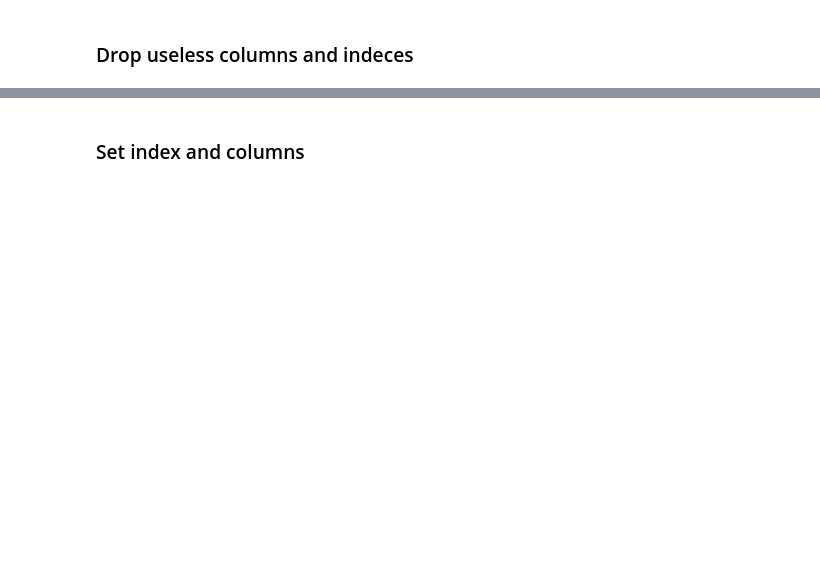
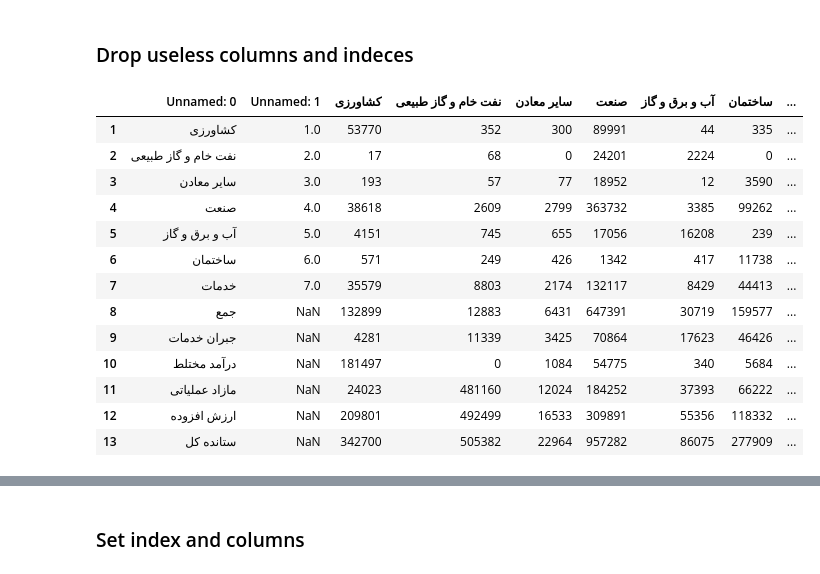
Before and after one commit to saeed-saffari/Python-for-Economics-fall-2021, a Jupyter notebook: Planning Economics/05 - Planning Economics.ipynb, the cells around one changed output, grey strips where cells are left out. Drawn from its saved outputs; the diff is of its cells as text; code cells hidden in the pictures; blank space fills up the shorter version.

```diff
--- a/Planning Economics/05 - Planning Economics.ipynb
+++ b/Planning Economics/05 - Planning Economics.ipynb
@@ -20,2 +67,20 @@
 # %% [markdown]
 ### Drop useless columns and indeces
+# %%
+df1 = df1.drop([0], axis = 0)
+df1
+# %% [output]
+|  | Unnamed: 0 | Unnamed: 1 | کشاورزی | نفت خام و گاز طبیعی | سایر معادن | صنعت | آب و برق و گاز | ساختمان | ... |
+| 1 | کشاورزی | 1.0 | 53770 | 352 | 300 | 89991 | 44 | 335 | ... |
+| 2 | نفت خام و گاز طبیعی | 2.0 | 17 | 68 | 0 | 24201 | 2224 | 0 | ... |
+| 3 | سایر معادن | 3.0 | 193 | 57 | 77 | 18952 | 12 | 3590 | ... |
+| 4 | صنعت | 4.0 | 38618 | 2609 | 2799 | 363732 | 3385 | 99262 | ... |
+| 5 | آب و برق و گاز | 5.0 | 4151 | 745 | 655 | 17056 | 16208 | 239 | ... |
+| 6 | ساختمان | 6.0 | 571 | 249 | 426 | 1342 | 417 | 11738 | ... |
+| 7 | خدمات | 7.0 | 35579 | 8803 | 2174 | 132117 | 8429 | 44413 | ... |
+| 8 | جمع | NaN | 132899 | 12883 | 6431 | 647391 | 30719 | 159577 | ... |
+| 9 | جبران خدمات | NaN | 4281 | 11339 | 3425 | 70864 | 17623 | 46426 | ... |
+| 10 | درآمد مختلط | NaN | 181497 | 0 | 1084 | 54775 | 340 | 5684 | ... |
+| 11 | مازاد عملیاتی | NaN | 24023 | 481160 | 12024 | 184252 | 37393 | 66222 | ... |
+| 12 | ارزش افزوده | NaN | 209801 | 492499 | 16533 | 309891 | 55356 | 118332 | ... |
+| 13 | ستانده کل | NaN | 342700 | 505382 | 22964 | 957282 | 86075 | 277909 | ... |
```
Also changed, not shown: parts of 66 cells of this notebook.
